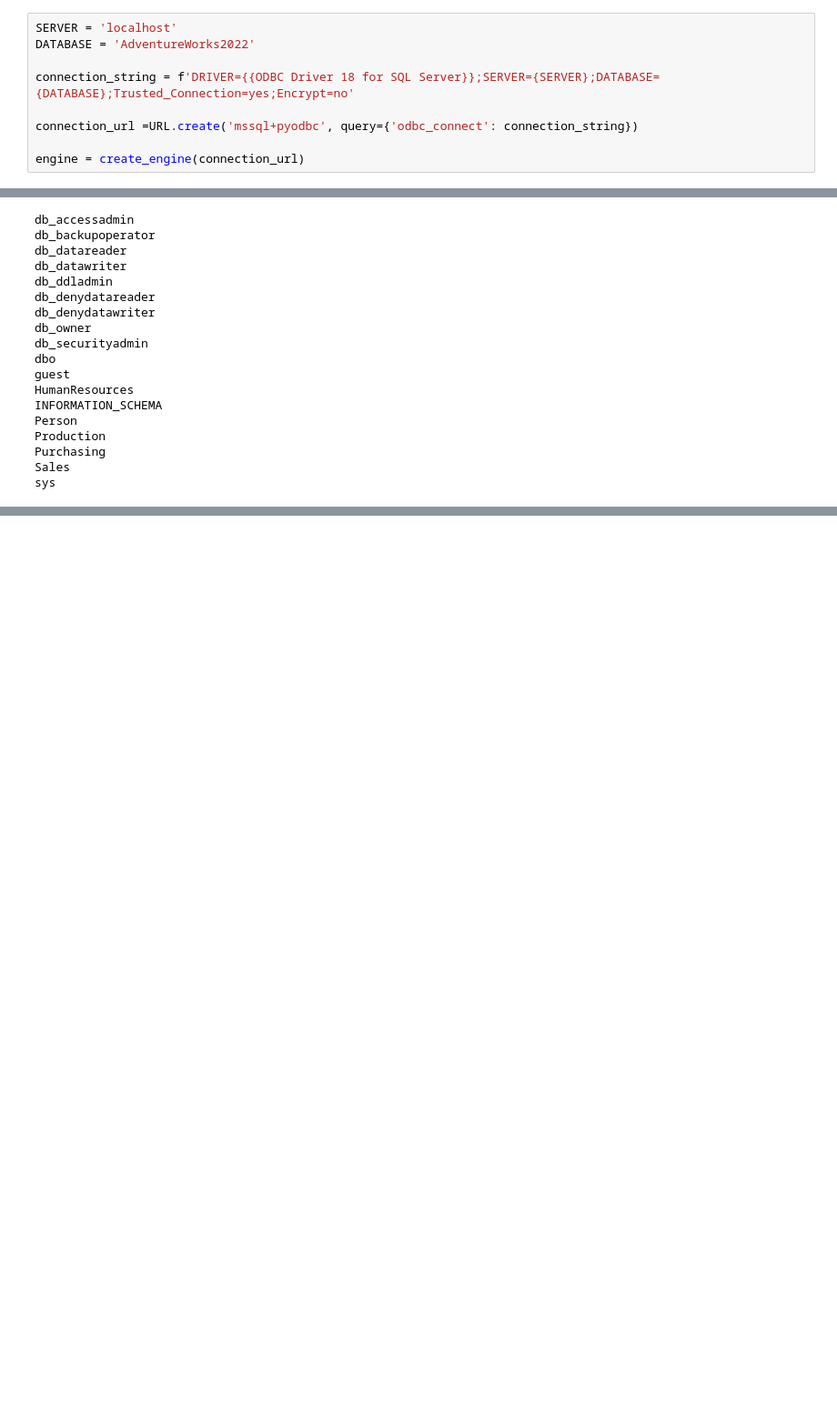
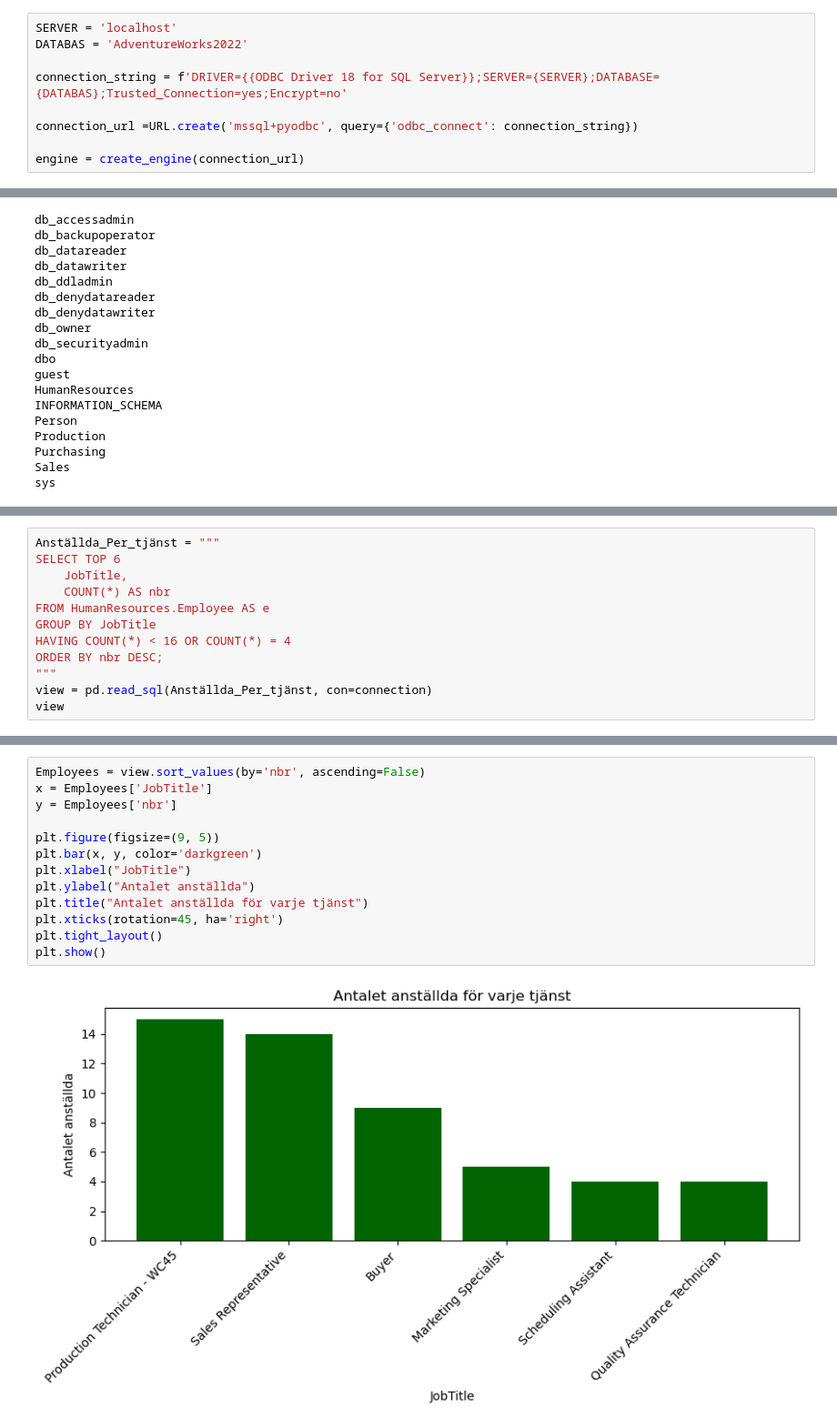
Before and after one commit to abdela-abdela/Kunskapskontroll_ds24_sql, a Jupyter notebook: kunskapskontroll_ds24_sql.ipynb, the cells around one changed output, grey strips where cells are left out. Shown: that part at 91% size. Cells and saved outputs as stored; diff of their text form; blank space fills up the shorter version.

```diff
--- a/kunskapskontroll_ds24_sql.ipynb
+++ b/kunskapskontroll_ds24_sql.ipynb
@@ -30,8 +34,8 @@ import matplotlib.pyplot as plt
 # %%
 SERVER = 'localhost'
-DATABASE = 'AdventureWorks2022'
+DATABAS = 'AdventureWorks2022'
 
-connection_string = f'DRIVER={{ODBC Driver 18 for SQL Server}};SERVER={SERVER};DATABASE={DATABASE};Trusted_Connection=yes;Encrypt=no'
+connection_string = f'DRIVER={{ODBC Driver 18 for SQL Server}};SERVER={SERVER};DATABASE={DATABAS};Trusted_Connection=yes;Encrypt=no'
 
 connection_url =URL.create('mssql+pyodbc', query={'odbc_connect': connection_string})
 
@@ -341,0 +131,12 @@ The trend is not statistically significant at the 5.0% significance level.
+# %%
+Anställda_Per_tjänst = """
+SELECT TOP 6
+    JobTitle,
+    COUNT(*) AS nbr
+FROM HumanResources.Employee AS e
+GROUP BY JobTitle
+HAVING COUNT(*) < 16 OR COUNT(*) = 4
+ORDER BY nbr DESC;
+"""
+view = pd.read_sql(Anställda_Per_tjänst, con=connection)
+view
@@ -341,0 +153,15 @@ The trend is not statistically significant at the 5.0% significance level.
+# %%
+Employees = view.sort_values(by='nbr', ascending=False)
+x = Employees['JobTitle']
+y = Employees['nbr']
+
+plt.figure(figsize=(9, 5))
+plt.bar(x, y, color='darkgreen')
+plt.xlabel("JobTitle")
+plt.ylabel("Antalet anställda")
+plt.title("Antalet anställda för varje tjänst")
+plt.xticks(rotation=45, ha='right')
+plt.tight_layout()
+plt.show()
+# %% [output]
+[figure, added]
```
Also changed, not shown: parts of 55 cells of this notebook.
